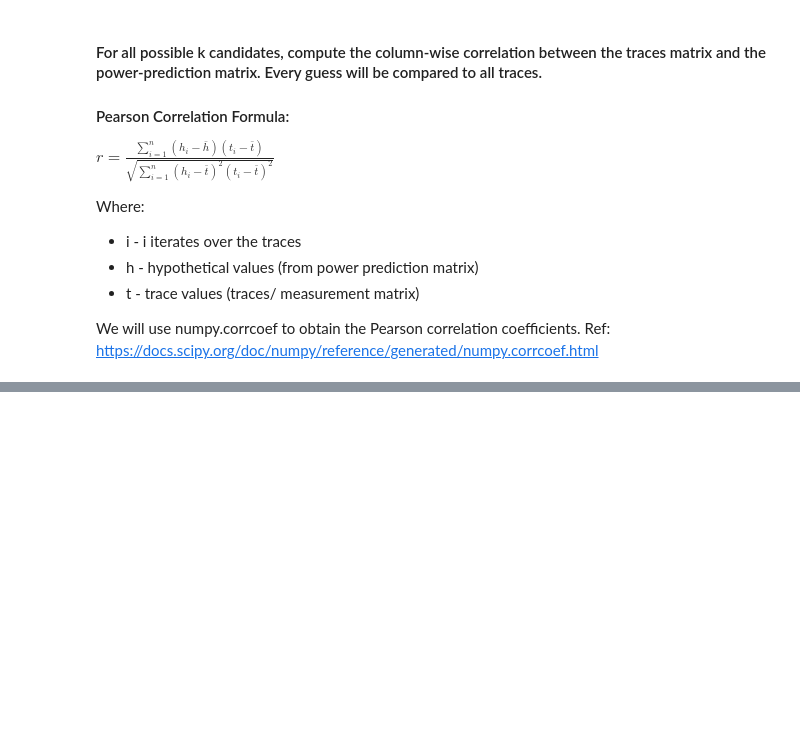
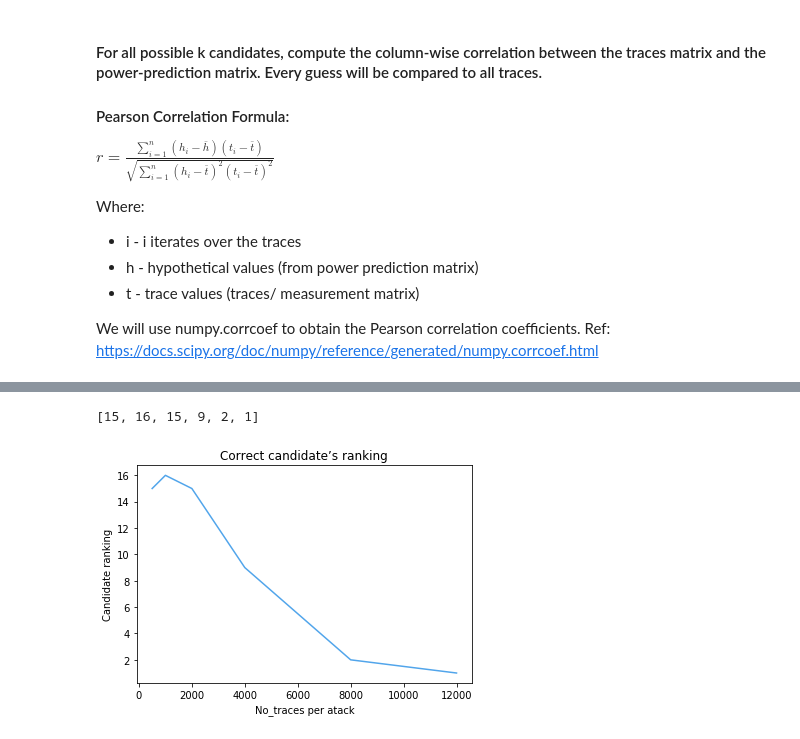
Before and after one commit to MadalinaDinga/HwSec---assignments, a Jupyter notebook: assignment1/Ass1 - CPA Attack.ipynb, the cells around one changed output, grey strips where cells are left out. Drawn from its saved outputs; the diff is of its cells as text; code cells hidden in the pictures; blank space fills up the shorter version.

Commit message:
* plots

```diff
--- a/assignment1/Ass1 - CPA Attack.ipynb
+++ b/assignment1/Ass1 - CPA Attack.ipynb
@@ -194,0 +221,28 @@ plt.show()
+# %%
+# Run the attack with 500, 1k, 2k 4k, 8k and 12k power traces
+# For every attack, rank the candidates from best to worst.
+# Plot the correct candidate’s ranking (e.g. 1st, 2nd etc.) for all these attacks.
+
+# Read data
+inputs = load_inputs()
+traces = load_traces()
+
+# 14900 4-bit inputs used in the attack
+no_inputs = np.shape(inputs)[0]
+
+# 14900 traces of 6990 time samples each
+no_traces = np.shape(traces)[0]
+
+assert(no_traces == no_inputs)
+
+# Hardcode here the number of power traces to run the attack with
+no_inputs_att = (500, 1000, 2000, 4000, 8000, 12000)
+
+rankings = []
+
+for no_inputs_attack in no_inputs_att:
+    top_candidate_ranking = run_attack(no_inputs_attack, inputs, traces)
+
+    rankings.append(top_candidate_ranking[0])
+
+    print('No_inputs ', no_inputs_attack, ':', top_candidate_ranking[0])
@@ -194,0 +262,17 @@ plt.show()
+# %%
+rankings
+# %% [output]
+[15, 16, 15, 9, 2, 1]
+# %%
+# Plot the correct candidate’s ranking (e.g. 1st, 2nd etc.) for all these attacks.
+# For every time sample, plot the absolute correlation value for every k candidate
+plt.figure()
+
+plt.plot(no_inputs_att, rankings, color= '#51A5EB', zorder=2)
+
+plt.title("Correct candidate’s ranking")
+plt.xlabel("No_traces per atack")
+plt.ylabel("Candidate ranking")
+plt.show()
+# %% [output]
+[figure, added]
```
Also changed, not shown: parts of 9 cells of this notebook, 1 other file.
